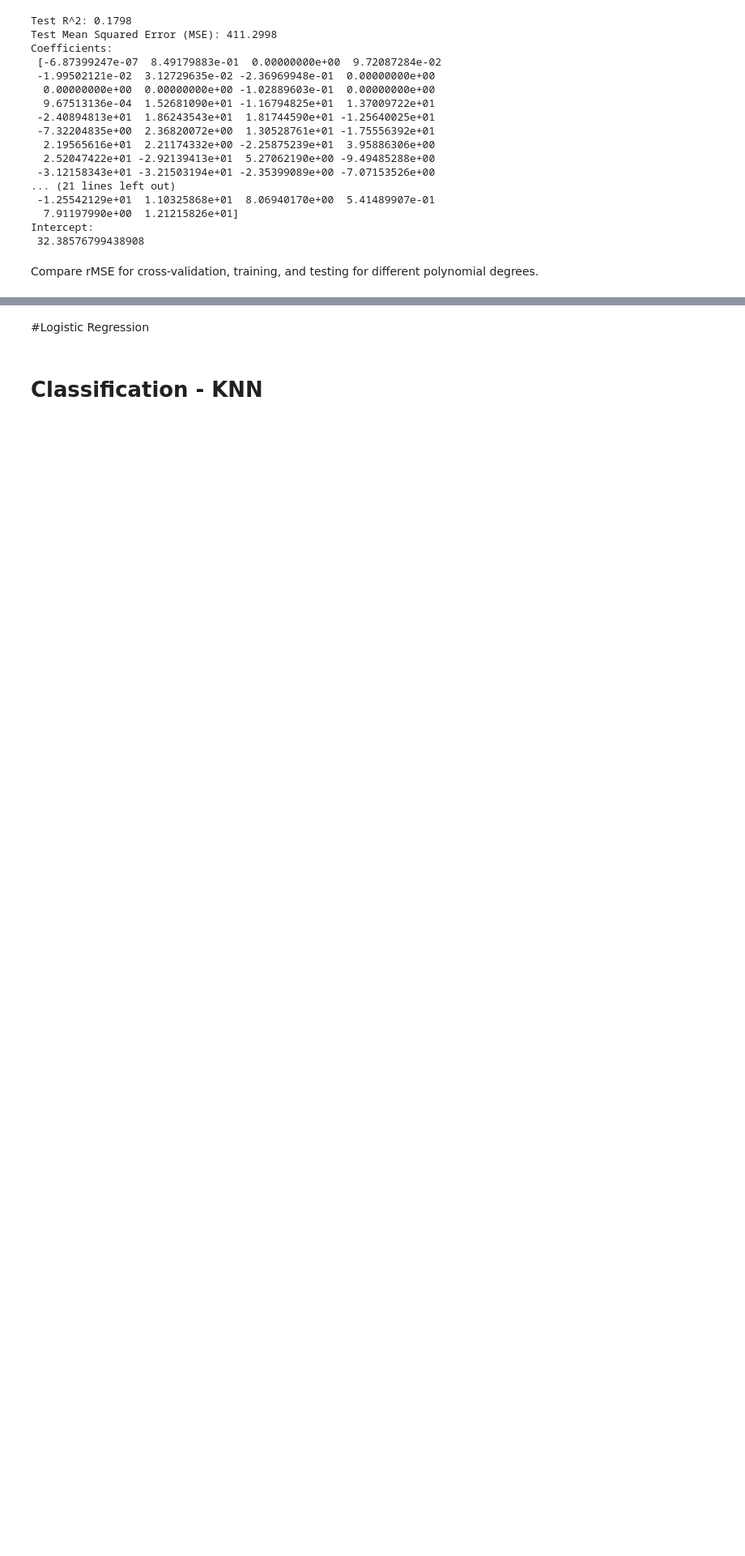
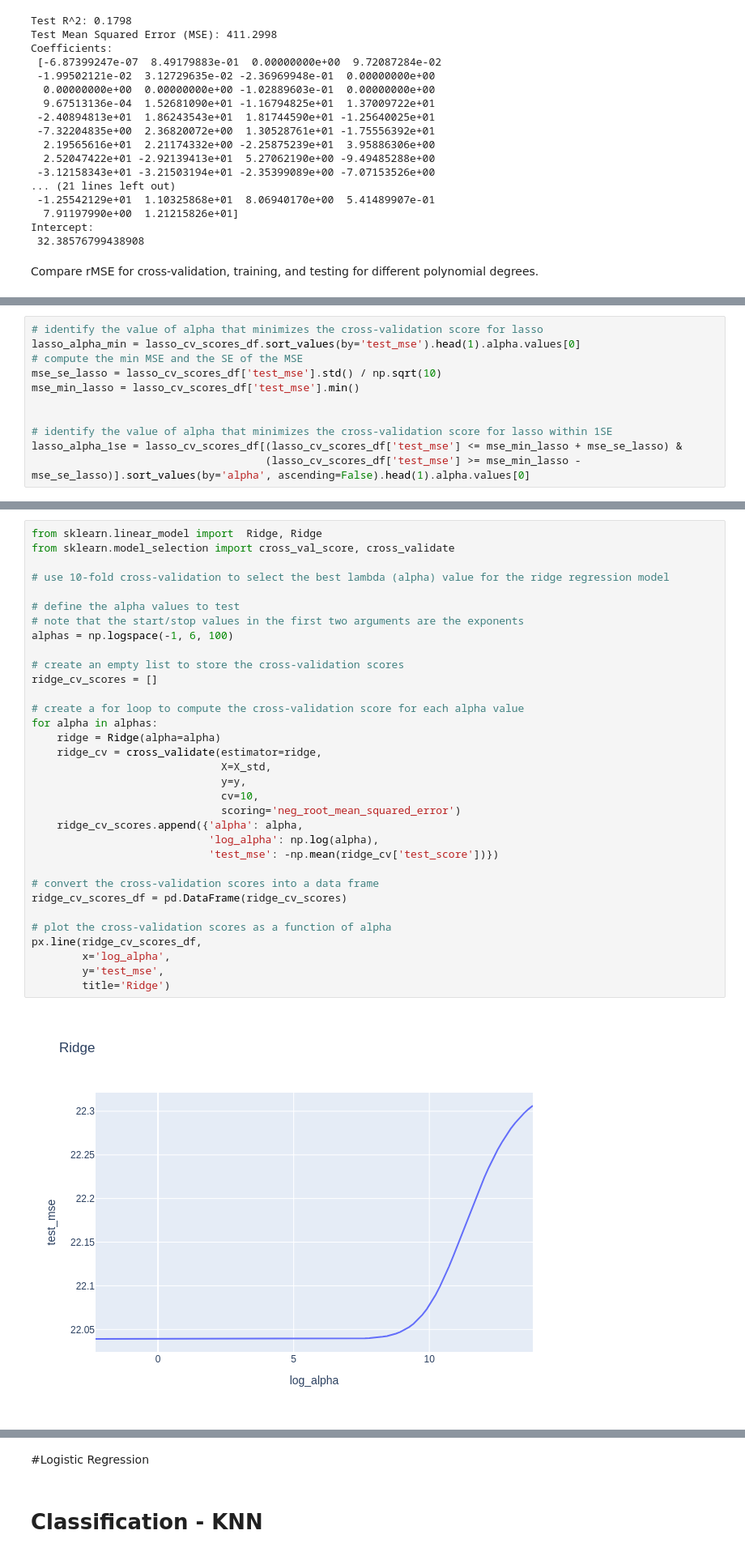
Before and after one commit to will-mccormack/CS-M148-Proj, a Jupyter notebook: Final_Project_Main_v2.ipynb, the cells around one changed output, grey strips where cells are left out. Shown at 81% size. Drawn from its saved outputs; the diff is of its cells as text; blank space fills up the shorter version.

```diff
--- a/Final_Project_Main_v2.ipynb
+++ b/Final_Project_Main_v2.ipynb
@@ -751,0 +798,11 @@ Docs: https://scikit-learn.org/stable/modules/generated/sklearn.linear_model.Qua
+# %%
+# identify the value of alpha that minimizes the cross-validation score for lasso
+lasso_alpha_min = lasso_cv_scores_df.sort_values(by='test_mse').head(1).alpha.values[0]
+# compute the min MSE and the SE of the MSE
+mse_se_lasso = lasso_cv_scores_df['test_mse'].std() / np.sqrt(10)
+mse_min_lasso = lasso_cv_scores_df['test_mse'].min()
+
+
+# identify the value of alpha that minimizes the cross-validation score for lasso within 1SE
+lasso_alpha_1se = lasso_cv_scores_df[(lasso_cv_scores_df['test_mse'] <= mse_min_lasso + mse_se_lasso) &
+                                     (lasso_cv_scores_df['test_mse'] >= mse_min_lasso - mse_se_lasso)].sort_values(by='alpha', ascending=False).head(1).alpha.values[0]
@@ -751,0 +848,35 @@ Docs: https://scikit-learn.org/stable/modules/generated/sklearn.linear_model.Qua
+# %%
+from sklearn.linear_model import  Ridge, Ridge
+from sklearn.model_selection import cross_val_score, cross_validate
+
+# use 10-fold cross-validation to select the best lambda (alpha) value for the ridge regression model
+
+# define the alpha values to test
+# note that the start/stop values in the first two arguments are the exponents
+alphas = np.logspace(-1, 6, 100)
+
+# create an empty list to store the cross-validation scores
+ridge_cv_scores = []
+
+# create a for loop to compute the cross-validation score for each alpha value
+for alpha in alphas:
+    ridge = Ridge(alpha=alpha)
+    ridge_cv = cross_validate(estimator=ridge,
+                              X=X_std,
+                              y=y,
+                              cv=10,
+                              scoring='neg_root_mean_squared_error')
+    ridge_cv_scores.append({'alpha': alpha,
+                            'log_alpha': np.log(alpha),
+                            'test_mse': -np.mean(ridge_cv['test_score'])})
+
+# convert the cross-validation scores into a data frame
+ridge_cv_scores_df = pd.DataFrame(ridge_cv_scores)
+
+# plot the cross-validation scores as a function of alpha
+px.line(ridge_cv_scores_df,
+        x='log_alpha',
+        y='test_mse',
+        title='Ridge')
+# %% [output]
+[figure, added]
```
Also changed, not shown: parts of 18 cells of this notebook.
